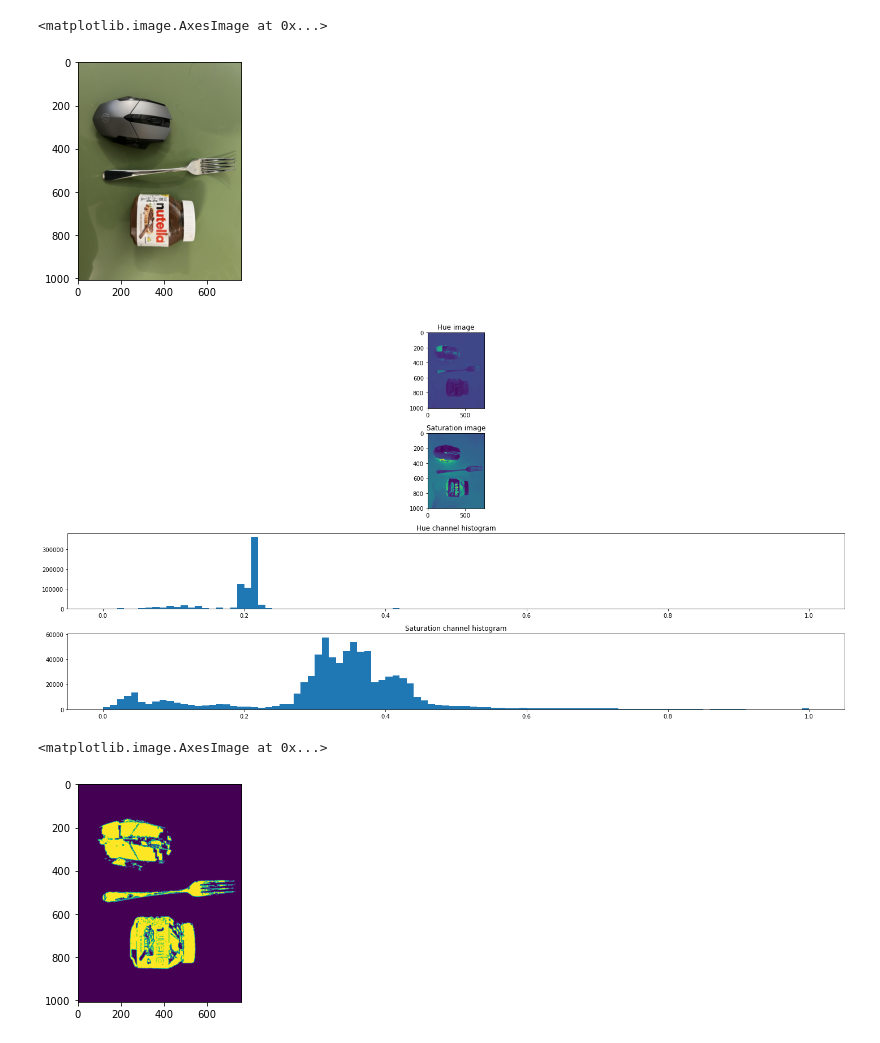
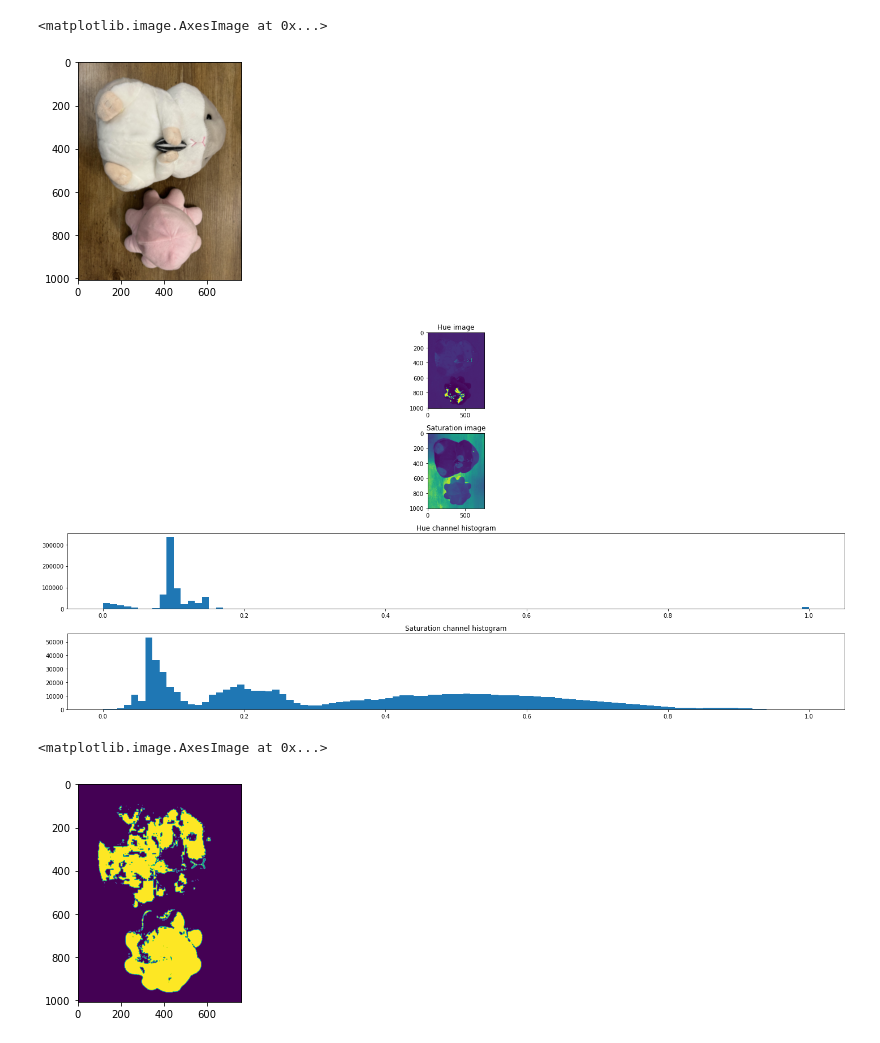
Before and after one commit to duong-vo/hoya-hack, a Jupyter notebook: vision/background_split.ipynb, the cells around one changed output. Drawn from its saved outputs; the diff is of its cells as text; code cells hidden in the pictures.

```diff
--- a/vision/background_split.ipynb
+++ b/vision/background_split.ipynb
@@ -5,13 +5,14 @@ import matplotlib.pyplot as plt
 from PIL import Image
 from skimage.transform import resize
 # %%
-img = skimage.io.imread('../test/test_2.jpg')
+img = skimage.io.imread('../test/wood1.jpg')
 img = resize(img, (img.shape[0] // 4, img.shape[1] // 4),
                        anti_aliasing=True)
+img = skimage.filters.gaussian(img)
 plt.imshow(img)
 # %% [output]
 <matplotlib.image.AxesImage at 0x...>
-[figure, old version]
+[figure, new version]
 # %%
 img_hsv = skimage.color.rgb2hsv(img)
 h = img_hsv[:,:,0]
@@ -27,13 +28,13 @@ ax4.hist(np.copy(s).flatten(), bins = 100)
 ax4.set_title("Saturation channel histogram")
 plt.tight_layout()
 # %% [output]
-[figure, old version]
+[figure, new version]
 # %%
-h_range = [0.15, 0.24]
+h_range = [0.05, 0.13]
 s_range = [0.25, 0.5]
 mask = (((h<h_range[0]) | (h>h_range[1])) & ((s<s_range[0]) | (s>s_range[1])))
 plt.imshow(mask)
 # %% [output]
 <matplotlib.image.AxesImage at 0x...>
-[figure, old version]
+[figure, new version]
 # %%
```
Also changed, not shown: parts of 4 cells of this notebook, 5 other files.
